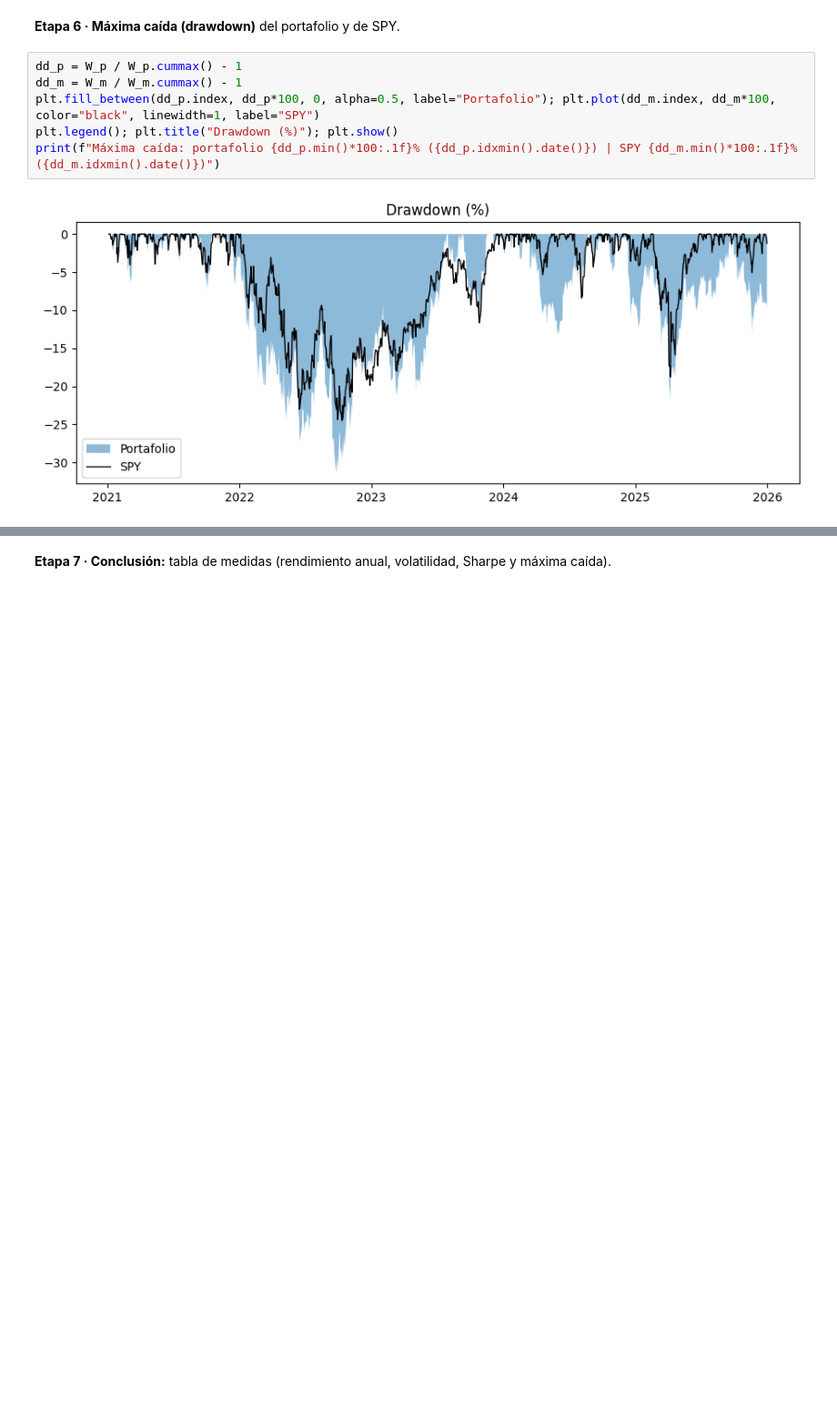
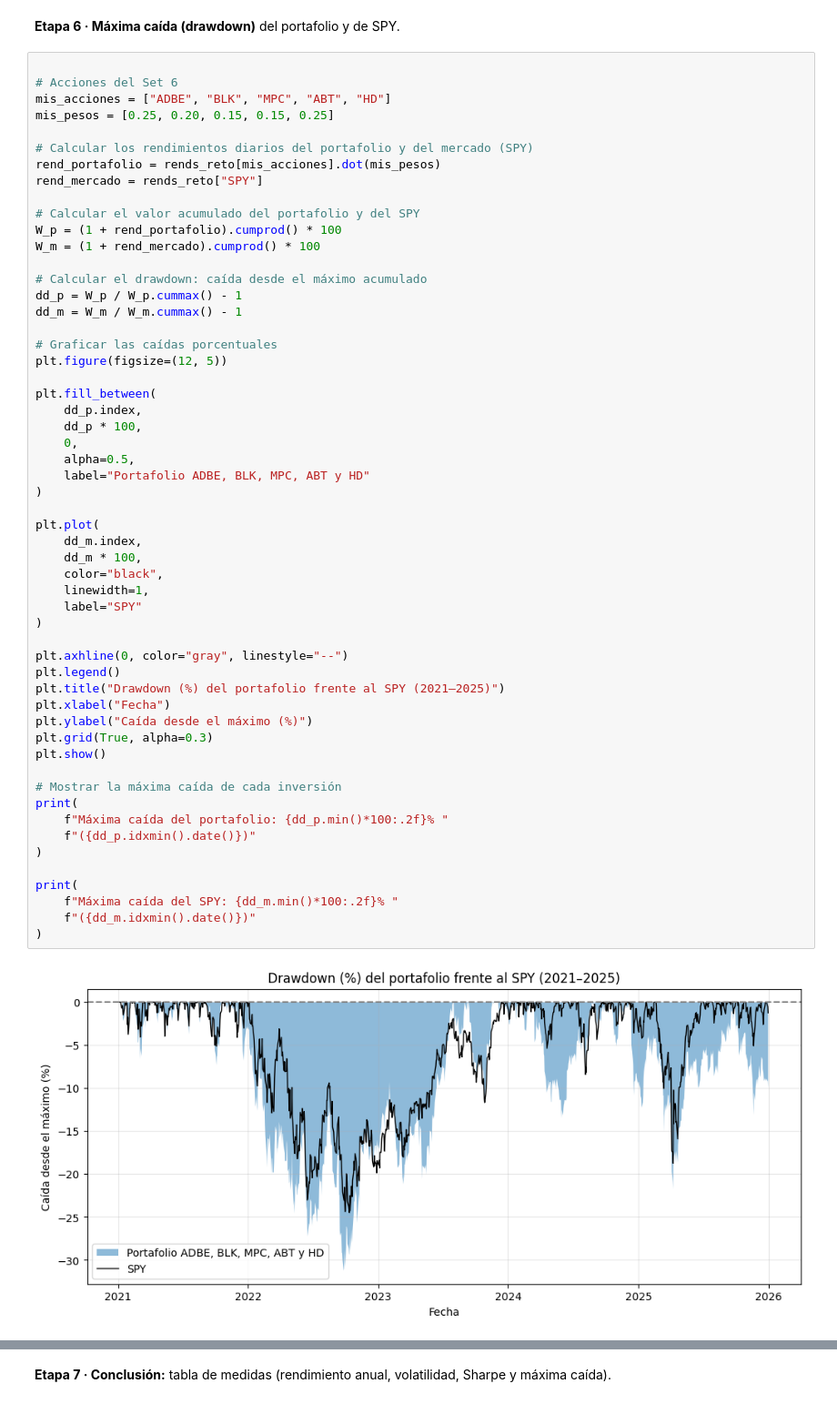
Before and after one commit to mpino3531-art/FACTURA, a Jupyter notebook: Copia_de_S21_Taller5_Series_Temporales.ipynb, the cells around one changed output, grey strips where cells are left out. Shown at 91% size. Drawn from its saved outputs; the diff is of its cells as text; blank space fills up the shorter version.

```diff
--- a/Copia_de_S21_Taller5_Series_Temporales.ipynb
+++ b/Copia_de_S21_Taller5_Series_Temporales.ipynb
@@ -865,10 +1125,59 @@ Rendimiento acumulado: portafolio 63.3% | SPY 98.1%
 # %% [markdown]
 **Etapa 6 · Máxima caída (drawdown)** del portafolio y de SPY.
 # %%
+
+# Acciones del Set 6
+mis_acciones = ["ADBE", "BLK", "MPC", "ABT", "HD"]
+mis_pesos = [0.25, 0.20, 0.15, 0.15, 0.25]
+
+# Calcular los rendimientos diarios del portafolio y del mercado (SPY)
+rend_portafolio = rends_reto[mis_acciones].dot(mis_pesos)
+rend_mercado = rends_reto["SPY"]
+
+# Calcular el valor acumulado del portafolio y del SPY
+W_p = (1 + rend_portafolio).cumprod() * 100
+W_m = (1 + rend_mercado).cumprod() * 100
+
+# Calcular el drawdown: caída desde el máximo acumulado
 dd_p = W_p / W_p.cummax() - 1
 dd_m = W_m / W_m.cummax() - 1
-plt.fill_between(dd_p.index, dd_p*100, 0, alpha=0.5, label="Portafolio"); plt.plot(dd_m.index, dd_m*100, color="black", linewidth=1, label="SPY")
-plt.legend(); plt.title("Drawdown (%)"); plt.show()
-print(f"Máxima caída: portafolio {dd_p.min()*100:.1f}% ({dd_p.idxmin().date()}) | SPY {dd_m.min()*100:.1f}% ({dd_m.idxmin().date()})")
+
+# Graficar las caídas porcentuales
+plt.figure(figsize=(12, 5))
+
+plt.fill_between(
+    dd_p.index,
+    dd_p * 100,
+    0,
+    alpha=0.5,
+    label="Portafolio ADBE, BLK, MPC, ABT y HD"
+)
+
+plt.plot(
+    dd_m.index,
+    dd_m * 100,
+    color="black",
+    linewidth=1,
+    label="SPY"
+)
+
+plt.axhline(0, color="gray", linestyle="--")
+plt.legend()
+plt.title("Drawdown (%) del portafolio frente al SPY (2021–2025)")
+plt.xlabel("Fecha")
+plt.ylabel("Caída desde el máximo (%)")
+plt.grid(True, alpha=0.3)
+plt.show()
+
+# Mostrar la máxima caída de cada inversión
+print(
+    f"Máxima caída del portafolio: {dd_p.min()*100:.2f}% "
+    f"({dd_p.idxmin().date()})"
+)
+
+print(
+    f"Máxima caída del SPY: {dd_m.min()*100:.2f}% "
+    f"({dd_m.idxmin().date()})"
+)
 # %% [output]
-[figure, old version]
+[figure, new version]
```
Also changed, not shown: parts of 15 cells of this notebook.
